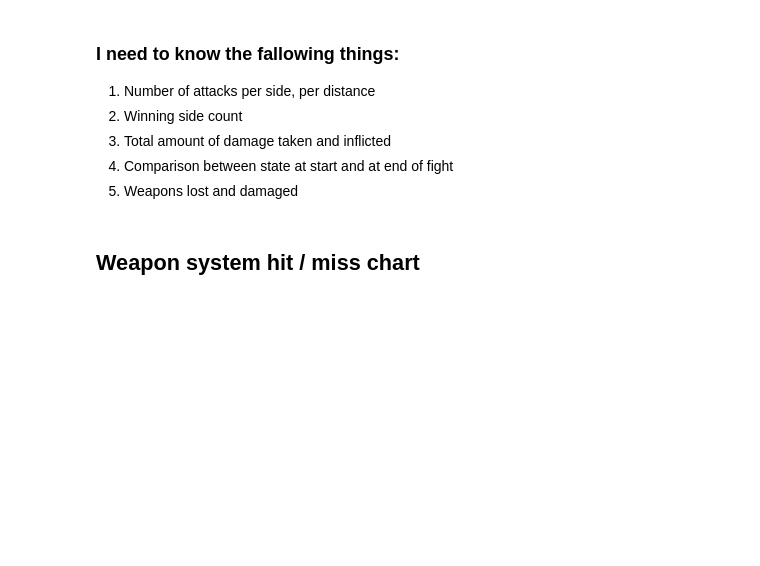
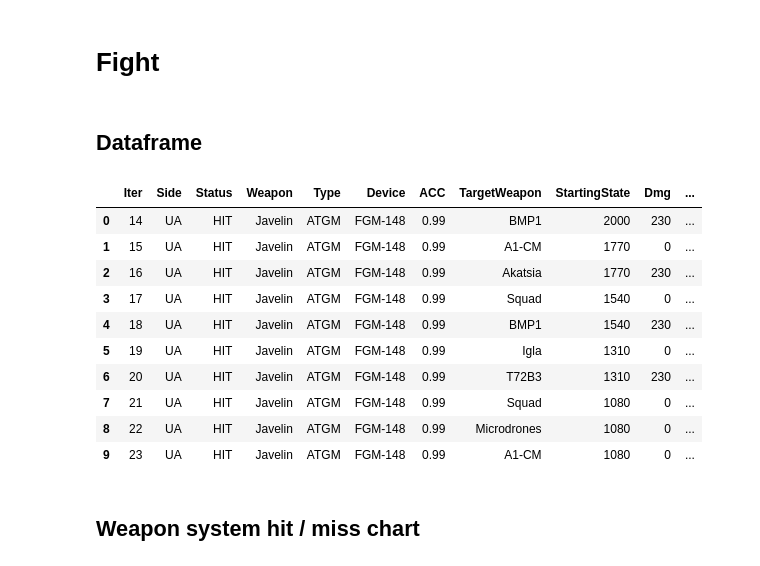
Before and after one commit to Anav0/Dread, a Jupyter notebook: analysis.ipynb, the cells around one changed output. Cells and saved outputs as stored; diff of their text form; code cells hidden in the pictures; blank space fills up the shorter version.

```diff
--- a/analysis.ipynb
+++ b/analysis.ipynb
@@ -8,13 +9,22 @@ import matplotlib.pyplot as plt
+# %% [markdown]
+# Fight
+# %% [markdown]
+## Dataframe
 # %%
 df = pd.read_csv("d:\\Projects\\Dread\\Analysis\\data.csv", sep=";");
+df.head(10)
+# %% [output]
+|  | Iter | Side | Status | Weapon | Type | Device | ACC | TargetWeapon | StartingState | Dmg | ... |
+| 0 | 14 | UA | HIT | Javelin | ATGM | FGM-148 | 0.99 | BMP1 | 2000 | 230 | ... |
+| 1 | 15 | UA | HIT | Javelin | ATGM | FGM-148 | 0.99 | A1-CM | 1770 | 0 | ... |
+| 2 | 16 | UA | HIT | Javelin | ATGM | FGM-148 | 0.99 | Akatsia | 1770 | 230 | ... |
+| 3 | 17 | UA | HIT | Javelin | ATGM | FGM-148 | 0.99 | Squad | 1540 | 0 | ... |
+| 4 | 18 | UA | HIT | Javelin | ATGM | FGM-148 | 0.99 | BMP1 | 1540 | 230 | ... |
+| 5 | 19 | UA | HIT | Javelin | ATGM | FGM-148 | 0.99 | Igla | 1310 | 0 | ... |
+| 6 | 20 | UA | HIT | Javelin | ATGM | FGM-148 | 0.99 | T72B3 | 1310 | 230 | ... |
+| 7 | 21 | UA | HIT | Javelin | ATGM | FGM-148 | 0.99 | Squad | 1080 | 0 | ... |
+| 8 | 22 | UA | HIT | Javelin | ATGM | FGM-148 | 0.99 | Microdrones | 1080 | 0 | ... |
+| 9 | 23 | UA | HIT | Javelin | ATGM | FGM-148 | 0.99 | A1-CM | 1080 | 0 | ... |
-# %% [markdown]
-### I need to know the fallowing things:
-
-1. Number of attacks per side, per distance
-2. Winning side count
-3. Total amount of damage taken and inflicted
-4. Comparison between state at start and at end of fight
-5. Weapons lost and damaged
 # %% [markdown]
 ## Weapon system hit / miss chart
 # %%
```
Also changed, not shown: parts of 13 cells of this notebook, 12 other files.
